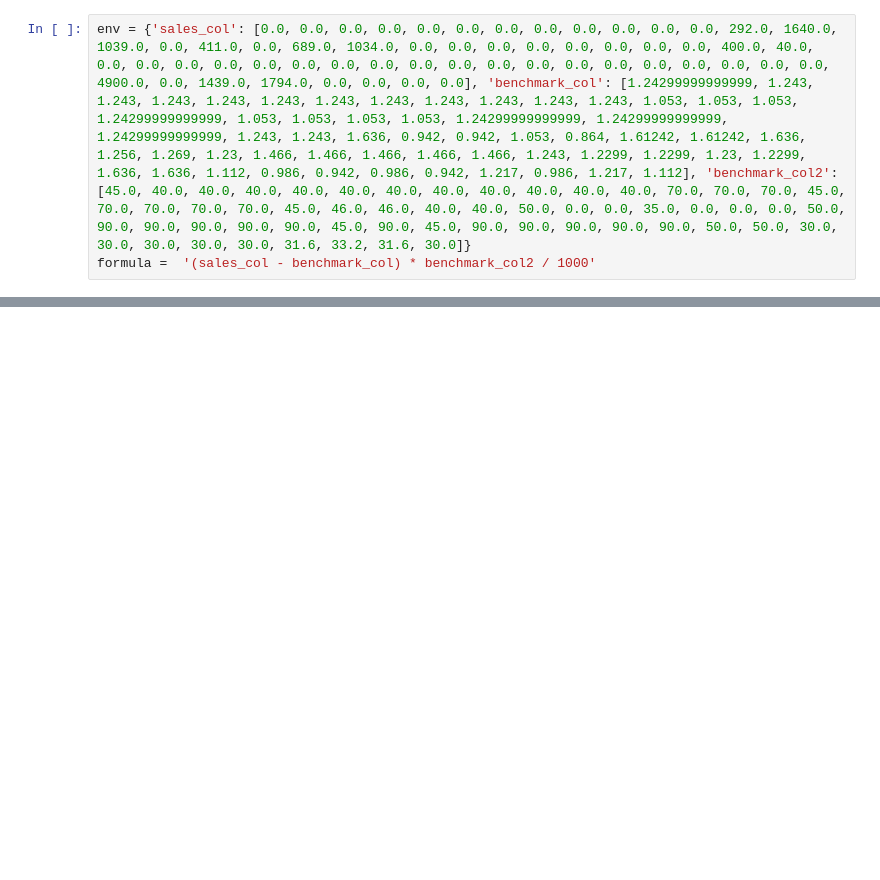
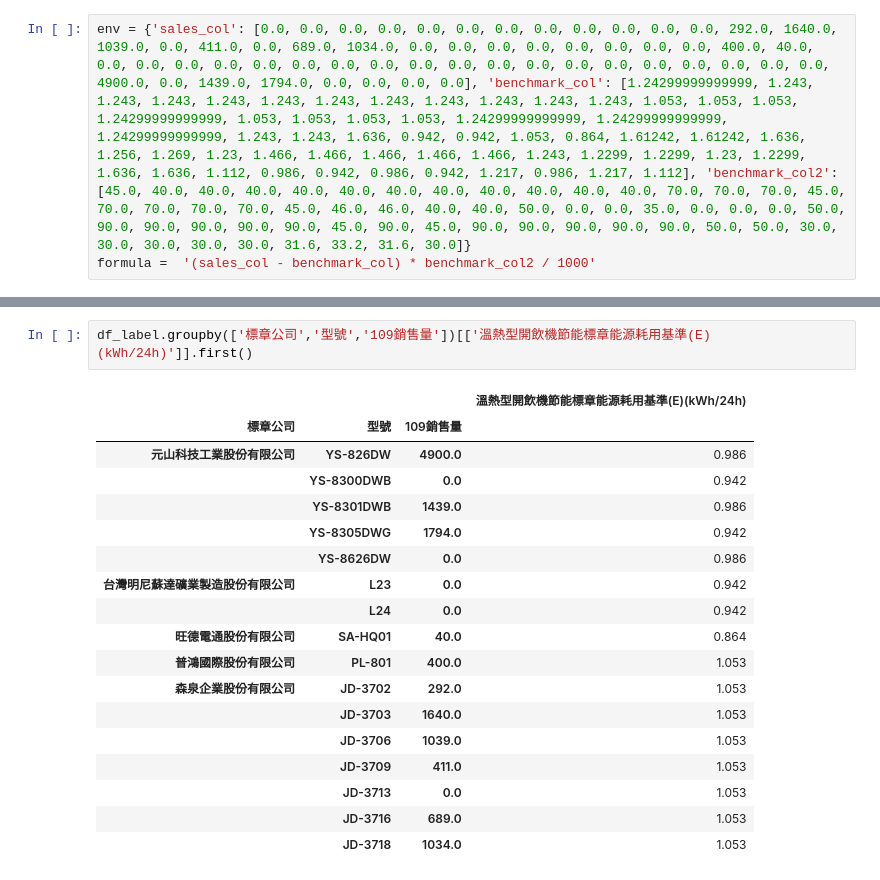
Before and after one commit to Mark-Din/itri_etl_analysis, a Jupyter notebook: notebook/test.ipynb, the cells around one changed output, grey strips where cells are left out. Saved outputs shown, nothing was run; the diff lists cells and outputs as text; blank space fills up the shorter version.

```diff
--- a/notebook/test.ipynb
+++ b/notebook/test.ipynb
@@ -228,0 +381,21 @@ SyntaxError: can't use starred expression here (1158076503.py, line 1)
+# %%
+df_label.groupby(['標章公司','型號','109銷售量'])[['溫熱型開飲機節能標章能源耗用基準(E)(kWh/24h)']].first()
+# %% [output]
+|  |  |  | 溫熱型開飲機節能標章能源耗用基準(E)(kWh/24h) |
+| 標章公司 | 型號 | 109銷售量 |  |
+| 元山科技工業股份有限公司 | YS-826DW | 4900.0 | 0.986 |
+|  | YS-8300DWB | 0.0 | 0.942 |
+|  | YS-8301DWB | 1439.0 | 0.986 |
+|  | YS-8305DWG | 1794.0 | 0.942 |
+|  | YS-8626DW | 0.0 | 0.986 |
+| 台灣明尼蘇達礦業製造股份有限公司 | L23 | 0.0 | 0.942 |
+|  | L24 | 0.0 | 0.942 |
+| 旺德電通股份有限公司 | SA-HQ01 | 40.0 | 0.864 |
+| 普鴻國際股份有限公司 | PL-801 | 400.0 | 1.053 |
+| 森泉企業股份有限公司 | JD-3702 | 292.0 | 1.053 |
+|  | JD-3703 | 1640.0 | 1.053 |
+|  | JD-3706 | 1039.0 | 1.053 |
+|  | JD-3709 | 411.0 | 1.053 |
+|  | JD-3713 | 0.0 | 1.053 |
+|  | JD-3716 | 689.0 | 1.053 |
+|  | JD-3718 | 1034.0 | 1.053 |
```
Also changed, not shown: parts of 25 cells of this notebook, 4 other files.
